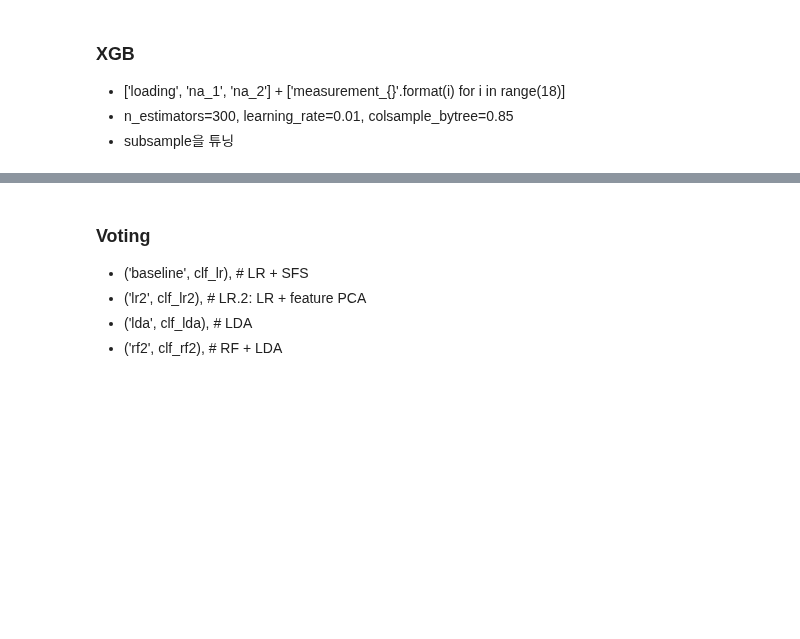
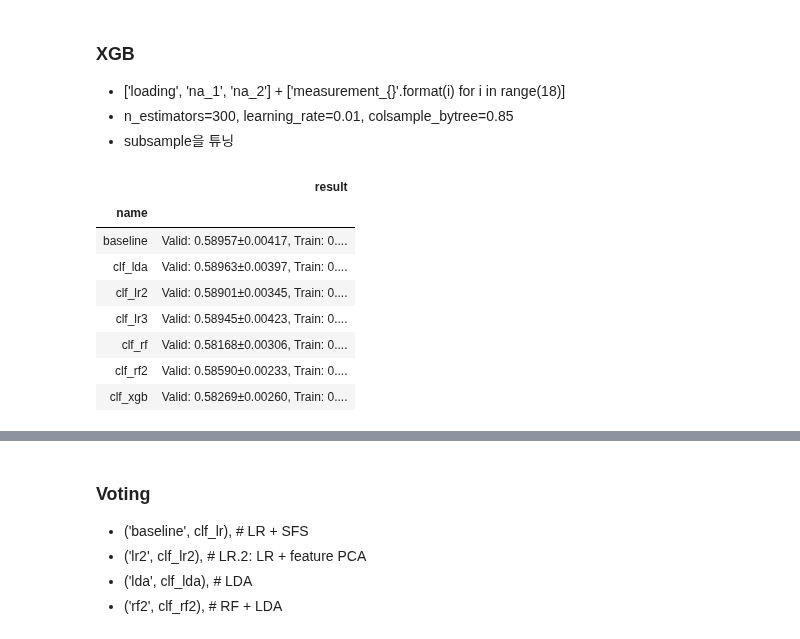
Before and after one commit to sunkusun9/DS_lv3_2510, a Jupyter notebook: sec_ds_lv3_prob1_kaggle.ipynb, the cells around one changed output, grey strips where cells are left out. Drawn from its saved outputs; the diff is of its cells as text; code cells hidden in the pictures; blank space fills up the shorter version.

```diff
--- a/sec_ds_lv3_prob1_kaggle.ipynb
+++ b/sec_ds_lv3_prob1_kaggle.ipynb
@@ -130,0 +149,14 @@ df_test['loading'] = df_test['loading'].fillna(m)
+# %%
+# 방법 2: train / test를 통합하여 처리합니다.
+X_mean = ['measurement_{}'.format(i) for i in range(10, 17)]
+df_mean = pd.concat([
+        df_train[X_mean + ['product_code']],
+        df_test[X_mean + ['product_code']]
+], axis=0).groupby('product_code').mean()
+
+df_train[X_mean] = df_train[X_mean + ['product_code']].groupby('product_code')[X_mean].apply(
+    lambda x: x.fillna(df_mean.loc[x.name])
+).reset_index(level=0, drop=True)
+df_test[X_mean] = df_test[X_mean + ['product_code']].groupby('product_code')[X_mean].apply(
+    lambda x: x.fillna(df_mean.loc[x.name])
+).reset_index(level=0, drop=True)
@@ -130,0 +169,3 @@ df_test['loading'] = df_test['loading'].fillna(m)
+# %%
+df_train['loading_log'] = np.log(df_train['loading'])
+df_test['loading_log'] = np.log(df_test['loading'])
@@ -130,0 +188,3 @@ df_test['loading'] = df_test['loading'].fillna(m)
+# %%
+X_all = df_test.columns.tolist()
+np.array(X_all)
@@ -164,3 +495,25 @@ LDA + Baseline
 - ['loading', 'na_1', 'na_2'] + ['measurement_{}'.format(i) for i in range(18)]
 - n_estimators=300, learning_rate=0.01, colsample_bytree=0.85
 - subsample을 튜닝
+# %%
+import xgboost as xgb
+
+ct = ColumnTransformer([
+    ('pt', 'passthrough', ['loading', 'na_1', 'na_2'] + ['measurement_{}'.format(i) for i in range(18)])
+])
+
+clf_xgb = make_pipeline(
+    ct,
+    xgb.XGBClassifier(n_estimators = 300, max_depth=3, learning_rate=0.01, colsample_bytree=0.85, random_state=123)
+)
+eval_model('clf_xgb', clf_xgb)
+# %% [output]
+|  | result |
+| name |  |
+| baseline | Valid: 0.58957±0.00417, Train: 0.... |
+| clf_lda | Valid: 0.58963±0.00397, Train: 0.... |
+| clf_lr2 | Valid: 0.58901±0.00345, Train: 0.... |
+| clf_lr3 | Valid: 0.58945±0.00423, Train: 0.... |
+| clf_rf | Valid: 0.58168±0.00306, Train: 0.... |
+| clf_rf2 | Valid: 0.58590±0.00233, Train: 0.... |
+| clf_xgb | Valid: 0.58269±0.00260, Train: 0.... |
```
Also changed, not shown: parts of 35 cells of this notebook.
